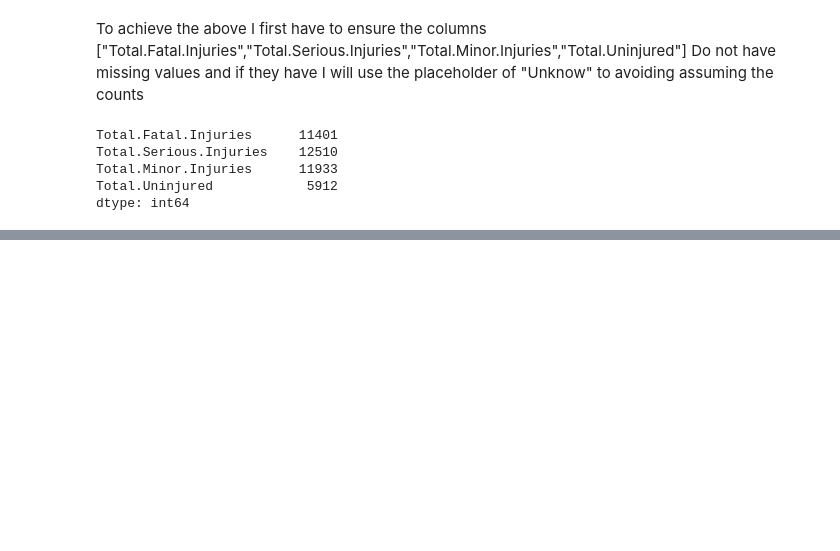
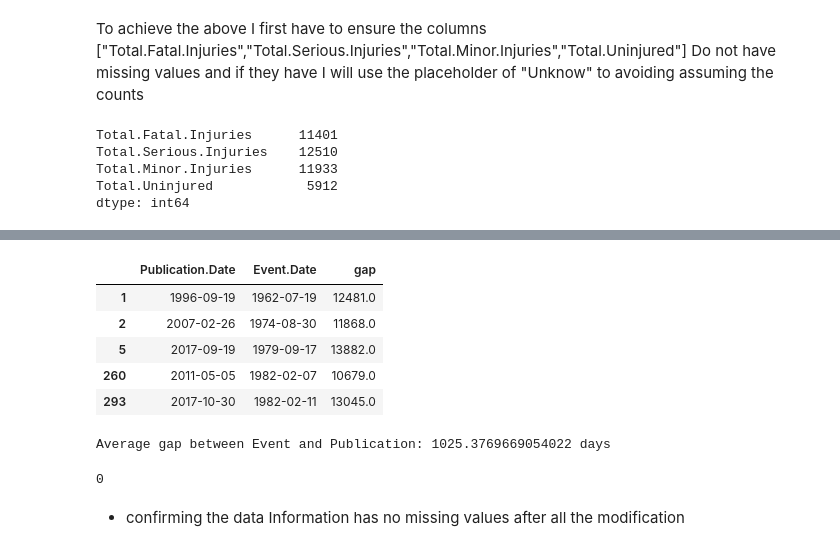
Before and after one commit to FAITHKAMANDE/AviData-Analytics, a Jupyter notebook: NoteBook.ipynb, the cells around one changed output, grey strips where cells are left out. Cells and saved outputs as stored; diff of their text form; code cells hidden in the pictures; blank space fills up the shorter version.

```diff
--- a/NoteBook.ipynb
+++ b/NoteBook.ipynb
@@ -285,0 +528,3 @@ The above code prints the sum of all the missing values in the columns I am work
+# %%
+#converting Event.Date column to datetime since it's stored as object.
+avidatacopy["Event.Date"] = pd.to_datetime(avidatacopy["Event.Date"],format = "%Y-%m-%d")
@@ -285,0 +535,4 @@ The above code prints the sum of all the missing values in the columns I am work
+# %%
+# standardizing my publication date column since it has both (/)and (-) as the seperators of the date
+avidatacopy["Publication.Date"] = avidatacopy["Publication.Date"].astype(str).str.replace("/", "-")
+avidatacopy["Publication.Date"]
@@ -285,0 +552,2 @@ The above code prints the sum of all the missing values in the columns I am work
+# %%
+avidatacopy["Publication.Date"] = pd.to_datetime(avidatacopy["Publication.Date"],format = "%d-%m-%Y")
@@ -285,0 +579,16 @@ The above code prints the sum of all the missing values in the columns I am work
+# %%
+#Checking for the extreem days executed
+avidatacopy.loc[avidatacopy["gap"] > 10000, ["Publication.Date", "Event.Date", "gap"]].head()
+# %% [output]
+|  | Publication.Date | Event.Date | gap |
+| 1 | 1996-09-19 | 1962-07-19 | 12481.0 |
+| 2 | 2007-02-26 | 1974-08-30 | 11868.0 |
+| 5 | 2017-09-19 | 1979-09-17 | 13882.0 |
+| 260 | 2011-05-05 | 1982-02-07 | 10679.0 |
+| 293 | 2017-10-30 | 1982-02-11 | 13045.0 |
+# %%
+#The average time it takes from when an event happens to when its publicated
+average_gap = avidatacopy["gap"].mean()  # Mean gap in days
+print(f"Average gap between Event and Publication: {average_gap} days")
+# %% [output]
+Average gap between Event and Publication: 1025.3769669054022 days
@@ -285,0 +599,4 @@ The above code prints the sum of all the missing values in the columns I am work
+# %%
+avidatacopy["Event.Date"].isnull().sum()
+# %% [output]
+0
@@ -285,0 +606,2 @@ The above code prints the sum of all the missing values in the columns I am work
+# %% [markdown]
+- confirming the data Information has no missing values after all the modification
```
Also changed, not shown: parts of 50 cells of this notebook.
